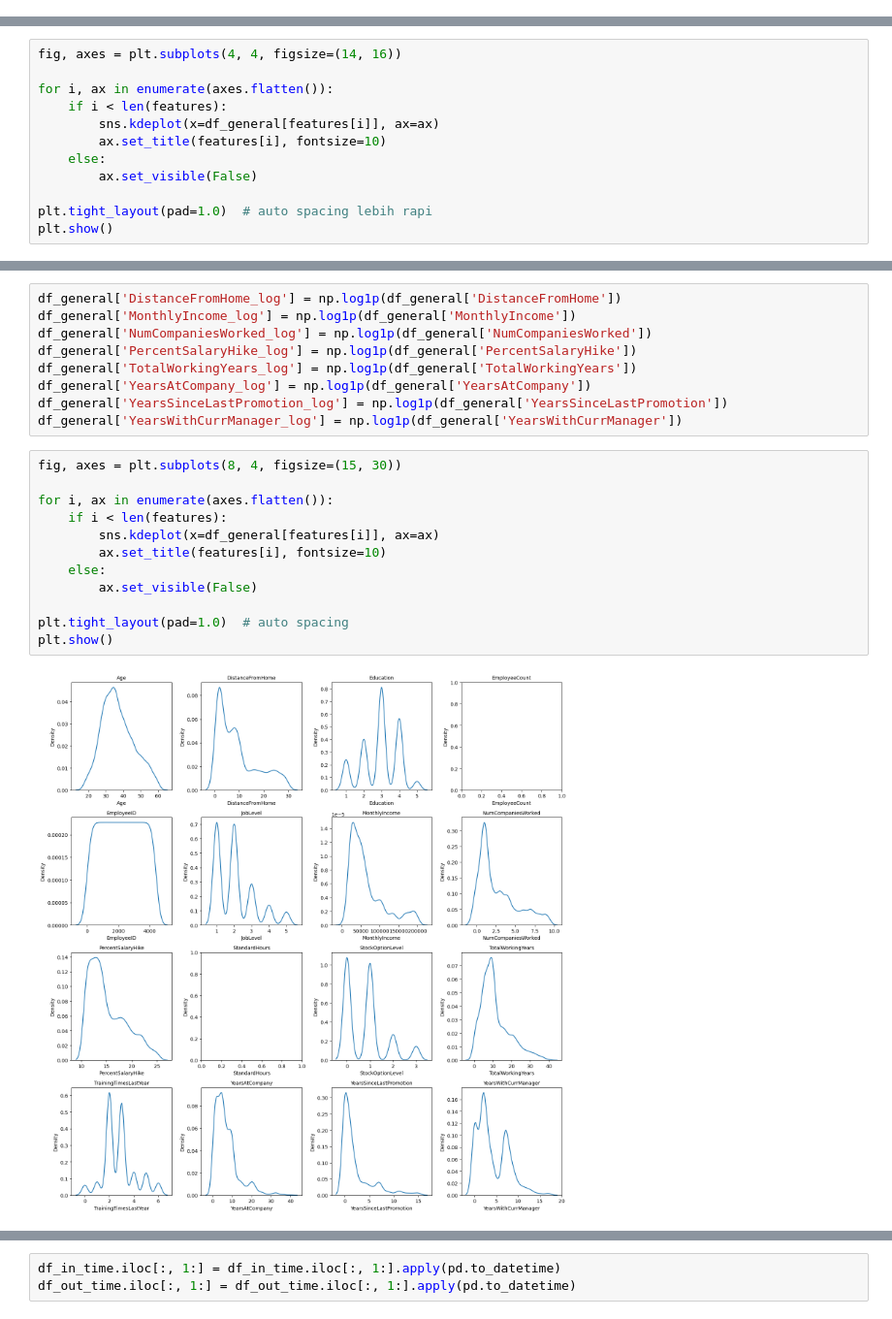
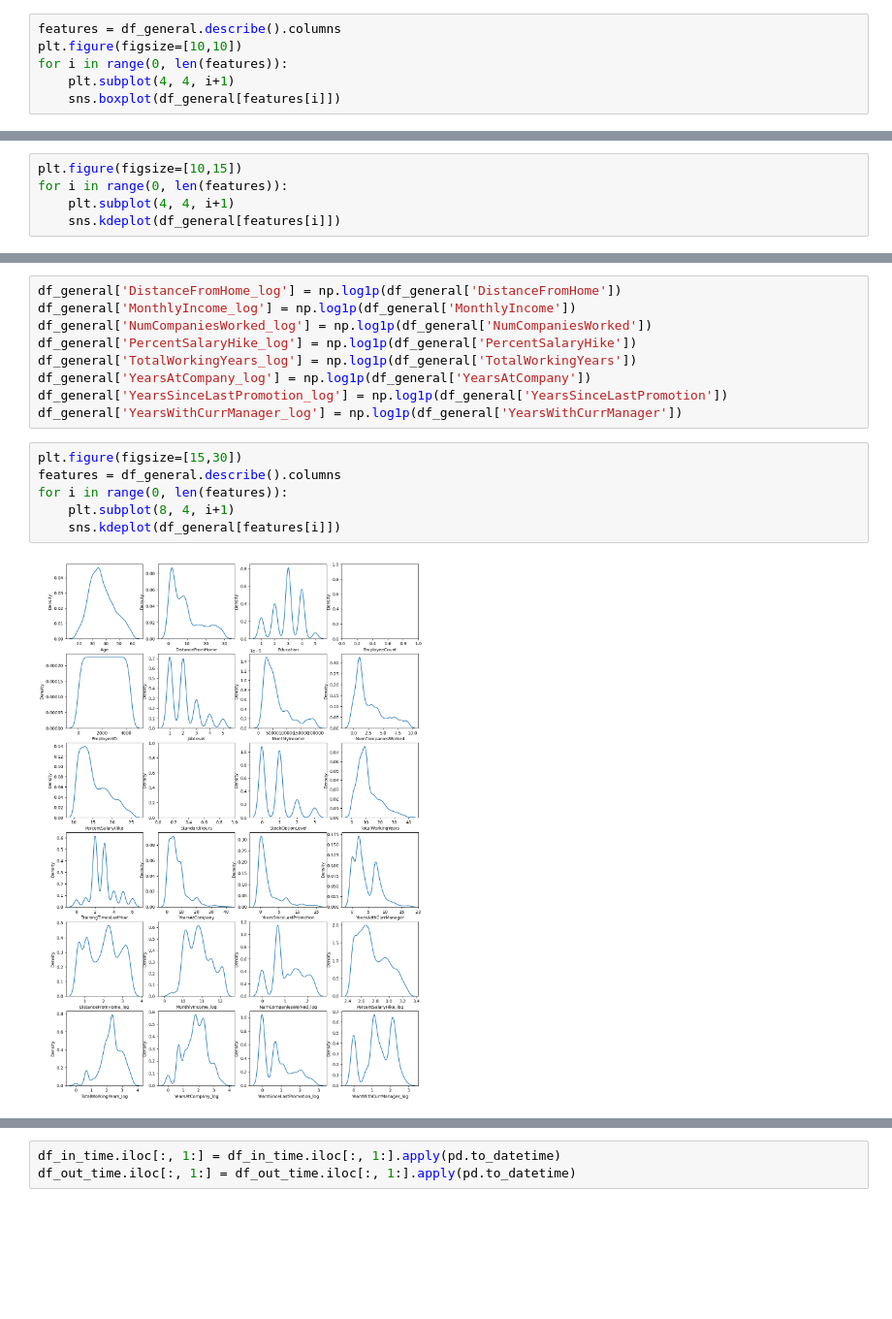
Before and after one commit to raqiwardhana/FINPRO, a Jupyter notebook: Stages/Stage1.ipynb, the cells around one changed output, grey strips where cells are left out. Shown at 97% size. Cells and saved outputs as stored; diff of their text form; blank space fills up the shorter version.

```diff
--- a/Stages/Stage1.ipynb
+++ b/Stages/Stage1.ipynb
@@ -387,0 +288,6 @@ plt.show()
+# %%
+features = df_general.describe().columns
+plt.figure(figsize=[10,10])
+for i in range(0, len(features)):
+    plt.subplot(4, 4, i+1)
+    sns.boxplot(df_general[features[i]])
@@ -388,13 +296,6 @@ plt.show()
 # %%
-fig, axes = plt.subplots(4, 4, figsize=(14, 16))
-
-for i, ax in enumerate(axes.flatten()):
-    if i < len(features):
-        sns.kdeplot(x=df_general[features[i]], ax=ax)
-        ax.set_title(features[i], fontsize=10)
-    else:
-        ax.set_visible(False)
-
-plt.tight_layout(pad=1.0)  # auto spacing lebih rapi
-plt.show()
+plt.figure(figsize=[10,15])
+for i in range(0, len(features)):
+    plt.subplot(4, 4, i+1)
+    sns.kdeplot(df_general[features[i]])
 # %% [output]
@@ -409,16 +310,10 @@ df_general['YearsAtCompany_log'] = np.log1p(df_general['YearsAtCompany'])
 df_general['YearsSinceLastPromotion_log'] = np.log1p(df_general['YearsSinceLastPromotion'])
 df_general['YearsWithCurrManager_log'] = np.log1p(df_general['YearsWithCurrManager'])
 # %%
-fig, axes = plt.subplots(8, 4, figsize=(15, 30))
-
-for i, ax in enumerate(axes.flatten()):
-    if i < len(features):
-        sns.kdeplot(x=df_general[features[i]], ax=ax)
-        ax.set_title(features[i], fontsize=10)
-    else:
-        ax.set_visible(False)
-
-plt.tight_layout(pad=1.0)  # auto spacing
-plt.show()
+plt.figure(figsize=[15,30])
+features = df_general.describe().columns
+for i in range(0, len(features)):
+    plt.subplot(8, 4, i+1)
+    sns.kdeplot(df_general[features[i]])
 # %% [output]
-[figure, old version]
+[figure, new version]
```
Also changed, not shown: parts of 72 cells of this notebook.
